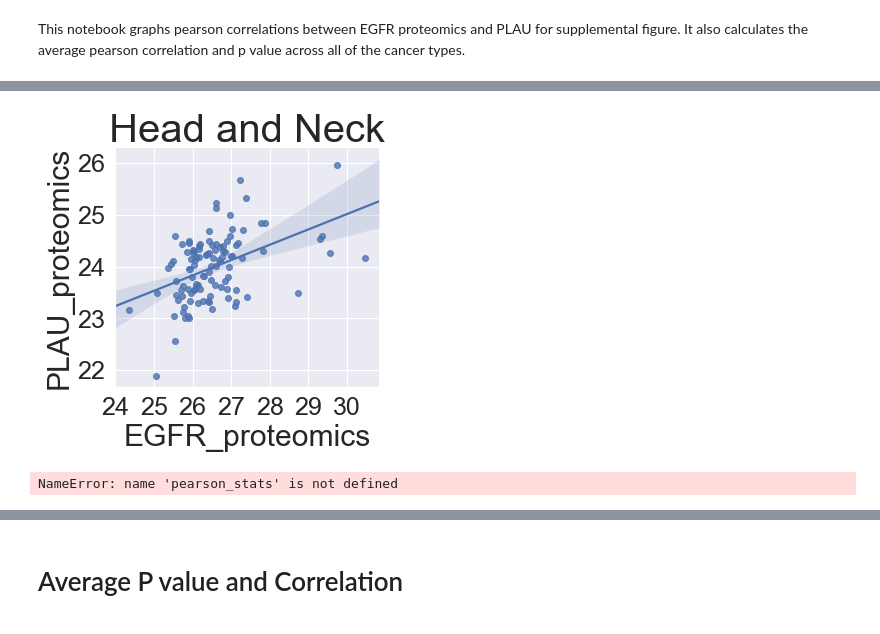
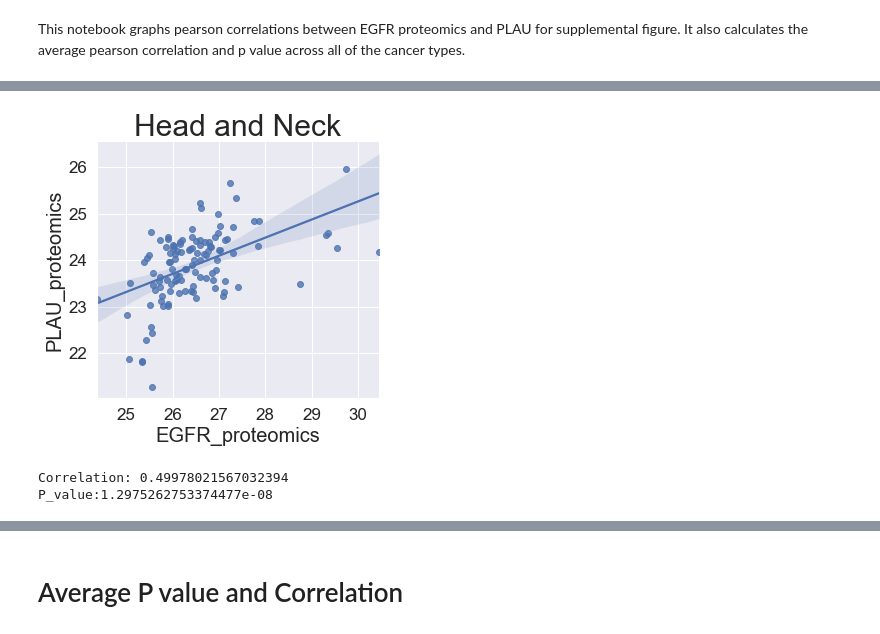
Before and after one commit to PayneLab/WhenMutationsDontMatter, a Jupyter notebook: EGFR/Make_supplemental_Figures/Make_Sup_Fig_2_PLAU.ipynb, the cells around one changed output, grey strips where cells are left out. Drawn from its saved outputs; the diff is of its cells as text; code cells hidden in the pictures.

```diff
--- a/EGFR/Make_supplemental_Figures/Make_Sup_Fig_2_PLAU.ipynb
+++ b/EGFR/Make_supplemental_Figures/Make_Sup_Fig_2_PLAU.ipynb
@@ -137,11 +68,12 @@ def pearson_stats(df1, x_axis, y_axis, print_stats = True):
 # %%
 hnscc_df = hnscc.join_omics_to_mutations(omics_df_name="proteomics", mutations_genes="EGFR",
 omics_genes=["PLAU","EGFR"], tissue_type= "tumor")
-plot_pearson(hnscc_df,"EGFR_proteomics","PLAU_proteomics", "none", title = "Head and Neck", ra_stats = False, show_plot = True,save_file_name= "png_files/Hnscc_PLAU")
+p.plot_pearson(hnscc_df,"EGFR_proteomics","PLAU_proteomics", "none", title = "Head and Neck", ra_stats = False, show_plot = True,save_file_name= "png_files/Hnscc_PLAU")
 pearson_stats(hnscc_df,"EGFR_proteomics","PLAU_proteomics")
 # %% [output]
-[figure, old version]
+[figure, new version]
-NameError: name 'pearson_stats' is not defined
+Correlation: 0.49978021567032394
+P_value:1.2975262753374477e-08
 # %%
 brca_df = brca.join_omics_to_mutations(omics_df_name="proteomics", mutations_genes="EGFR",
 omics_genes=["PLAU","EGFR"], tissue_type= "tumor")
```
Also changed, not shown: parts of 12 cells of this notebook, 39 other files.
